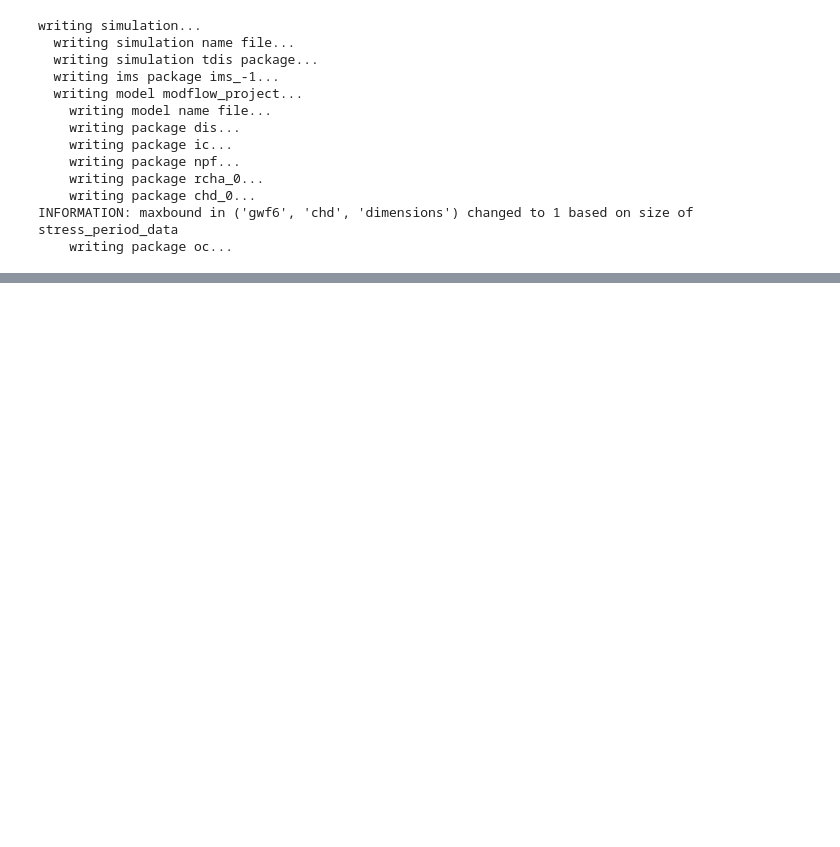
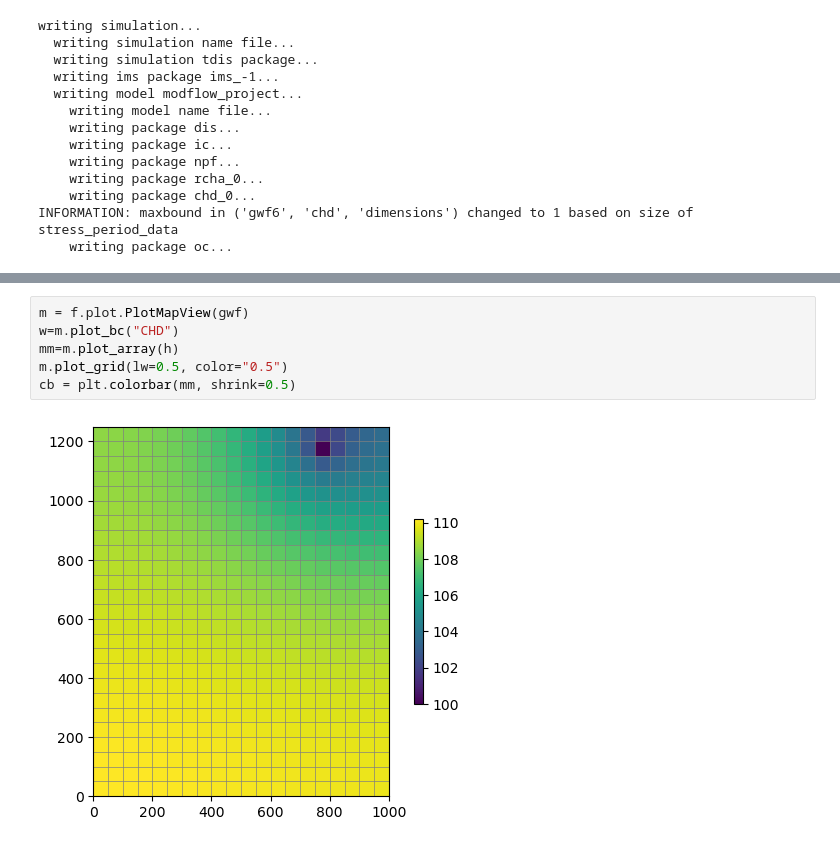
Before and after one commit to Omowumieru/flopy_project, a Jupyter notebook: Modflow_project.ipynb, the cells around one changed output, grey strips where cells are left out. Cells and saved outputs as stored; diff of their text form; blank space fills up the shorter version.

```diff
--- a/Modflow_project.ipynb
+++ b/Modflow_project.ipynb
@@ -100,0 +145,8 @@ review, the USGS reserves the right to update the software as needed
+# %%
+m = f.plot.PlotMapView(gwf)
+w=m.plot_bc("CHD")
+mm=m.plot_array(h)
+m.plot_grid(lw=0.5, color="0.5")
+cb = plt.colorbar(mm, shrink=0.5)
+# %% [output]
+[figure, added]
```
Also changed, not shown: parts of 9 cells of this notebook, 14 other files.
